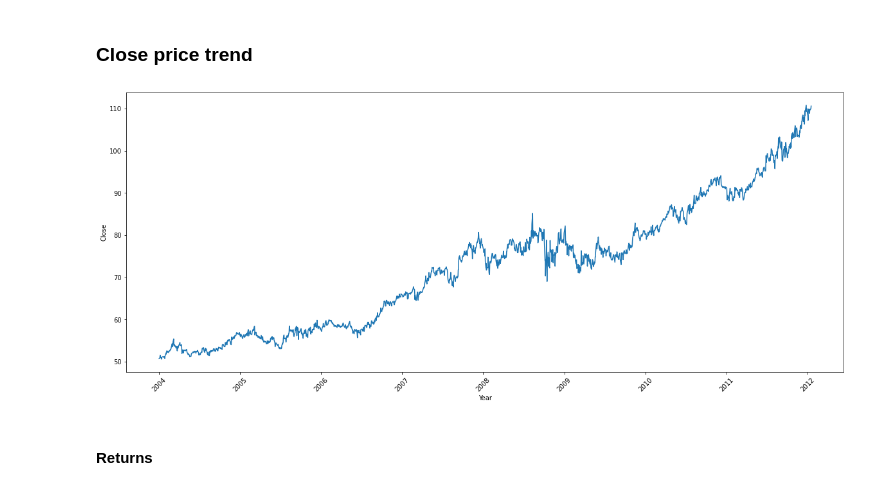
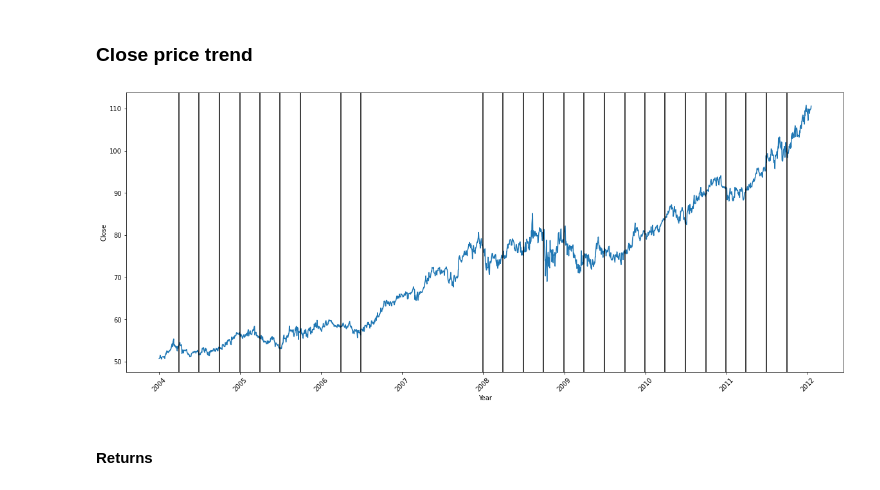
Before and after one commit to chocochip13/stock-price, a Jupyter notebook: notebooks/EDA.ipynb, the cells around one changed output. Cells and saved outputs as stored; diff of their text form; code cells hidden in the pictures.

```diff
--- a/notebooks/EDA.ipynb
+++ b/notebooks/EDA.ipynb
@@ -97,3 +97,5 @@ X_train.drop('Elapsed', axis=1, inplace=True)
 X_train['Date'] = train['Date']
 X_train['Date'] = pd.to_datetime(X_train.Date,format='%Y-%m-%d')
 X_train.index = X_train['Date']
+# %%
+a = X_train.index[X_train['Is_quarter_end']==True].tolist()
@@ -100,14 +120,19 @@ X_train.index = X_train['Date']
 # %% [markdown]
 ### Close price trend
 # %%
+xposition = a
+
+
 plt.figure(figsize=(20,8))
 plt.plot('Close', data = X_train)
 plt.xlabel('Year')
 plt.ylabel('Close')
 plt.xticks(rotation=45)
+for xc in xposition:
+    plt.axvline(x=xc, color='k', linestyle='-')
 plt.show()
 # %% [output]
-[figure, old version]
+[figure, new version]
 # %% [markdown]
 #### Returns
 # %%
```
Also changed, not shown: parts of 5 cells of this notebook, 1 other file.
